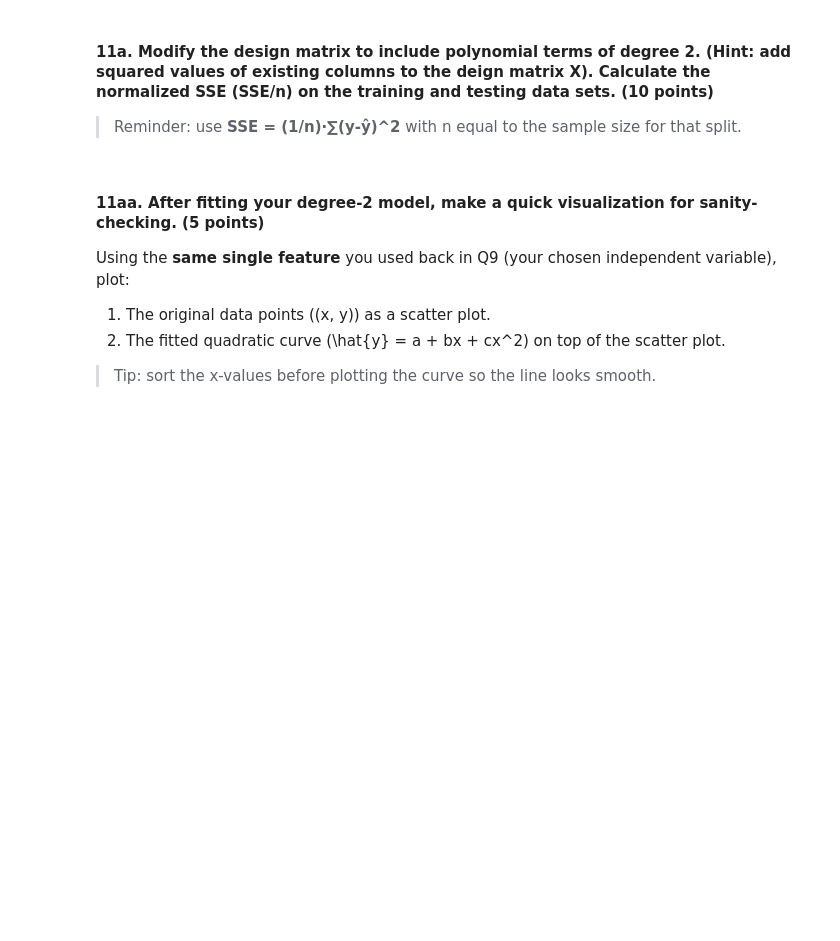
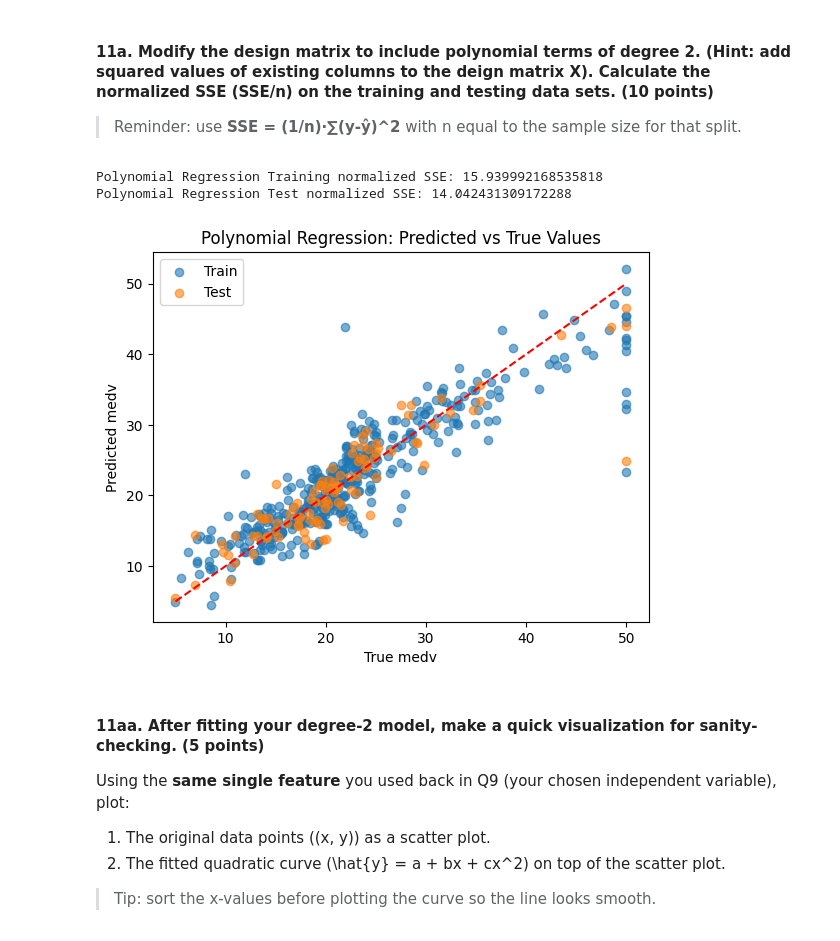
Before and after one commit to james-torgerson/DS_3025_project_2, a Jupyter notebook: project2_studentcopy.ipynb, the cells around one changed output. Drawn from its saved outputs; the diff is of its cells as text; code cells hidden in the pictures; blank space fills up the shorter version.

```diff
--- a/project2_studentcopy.ipynb
+++ b/project2_studentcopy.ipynb
@@ -549,3 +596,48 @@ plt.show()
+# %%
+### Modify for polynomial regression (degree 2)
+# Reminder: when reporting SSE in this section, use **normalized SSE** = sum((y - yhat)^2) / n.
+# TODO: build your degree-2 design matrix, fit coefficients, and compute train/test normalized SSE.
+
+#Build degree-2 design matrix
+X_train_features = X_train[:, 1:]  # exclude bias column
+X_test_features = X_test[:, 1:]    # exclude bias column
+X_train_poly = np.column_stack((X_train, X_train_features ** 2))
+X_test_poly = np.column_stack((X_test, X_test_features ** 2))
+
+#Standardize the new polynomial features using the mean and std from the original features
+for i in range(1, X_train_poly.shape[1]):  # start from 1 to skip bias column
+    mean = np.mean(X_train_poly[:, i])
+    std = np.std(X_train_poly[:, i])
+    X_train_poly[:, i] = (X_train_poly[:, i] - mean) / std
+    X_test_poly[:, i] = (X_test_poly[:, i] - mean) / std  # use train mean and std to standardize test set
+
+#Compute betas
+betas_poly = np.linalg.inv(X_train_poly.T @ X_train_poly) @ X_train_poly.T @ y_train
+
+#Predictions
+y_pred_train_poly = predict(X_train_poly, betas_poly)
+y_pred_test_poly = predict(X_test_poly, betas_poly)
+
+#Normalized SSE
+sse_train_poly = (1 / len(y_train)) * np.sum((y_train - y_pred_train_poly) ** 2)
+sse_test_poly = (1 / len(y_test)) * np.sum((y_test - y_pred_test_poly) ** 2)
+
+print("Polynomial Regression Training normalized SSE:", sse_train_poly)
+print("Polynomial Regression Test normalized SSE:", sse_test_poly)
+
+#plot predicted vs true values for train and test sets
+plt.scatter(y_train, y_pred_train_poly, alpha=0.6, label="Train")
+plt.scatter(y_test, y_pred_test_poly, alpha=0.6, label="Test")
+plt.plot([y.min(), y.max()], [y.min(), y.max()], 'r--')  # line y=x for reference
+plt.xlabel("True medv")
+plt.ylabel("Predicted medv")
+plt.title("Polynomial Regression: Predicted vs True Values")
+plt.legend()
+plt.show()
+# %% [output]
+Polynomial Regression Training normalized SSE: 15.939992168535818
+Polynomial Regression Test normalized SSE: 14.042431309172288
+[figure, added]
 # %% [markdown]
 #### 11aa. After fitting your degree-2 model, make a quick visualization for sanity-checking. **(5 points)**
 
```
Also changed, not shown: parts of 11 cells of this notebook.
